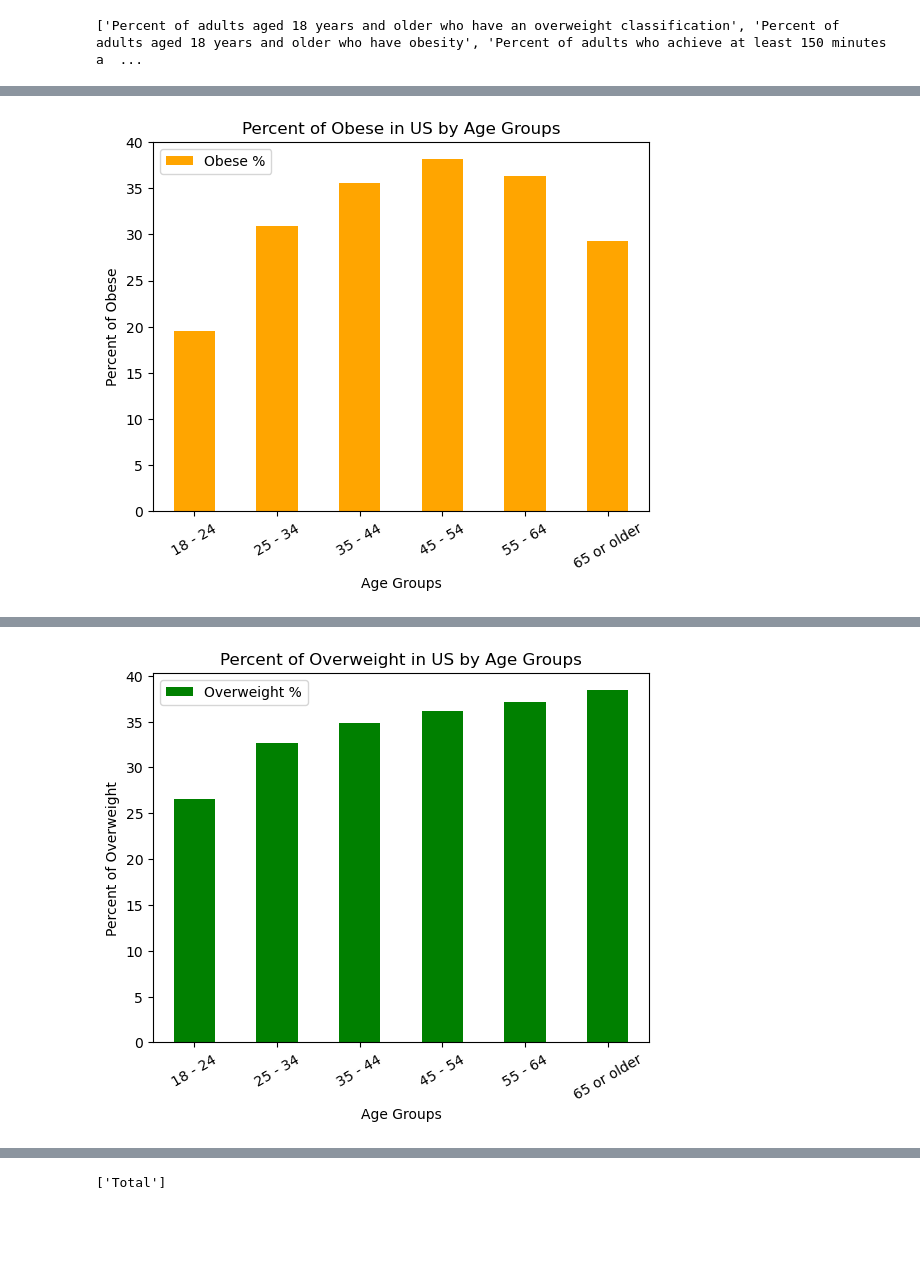
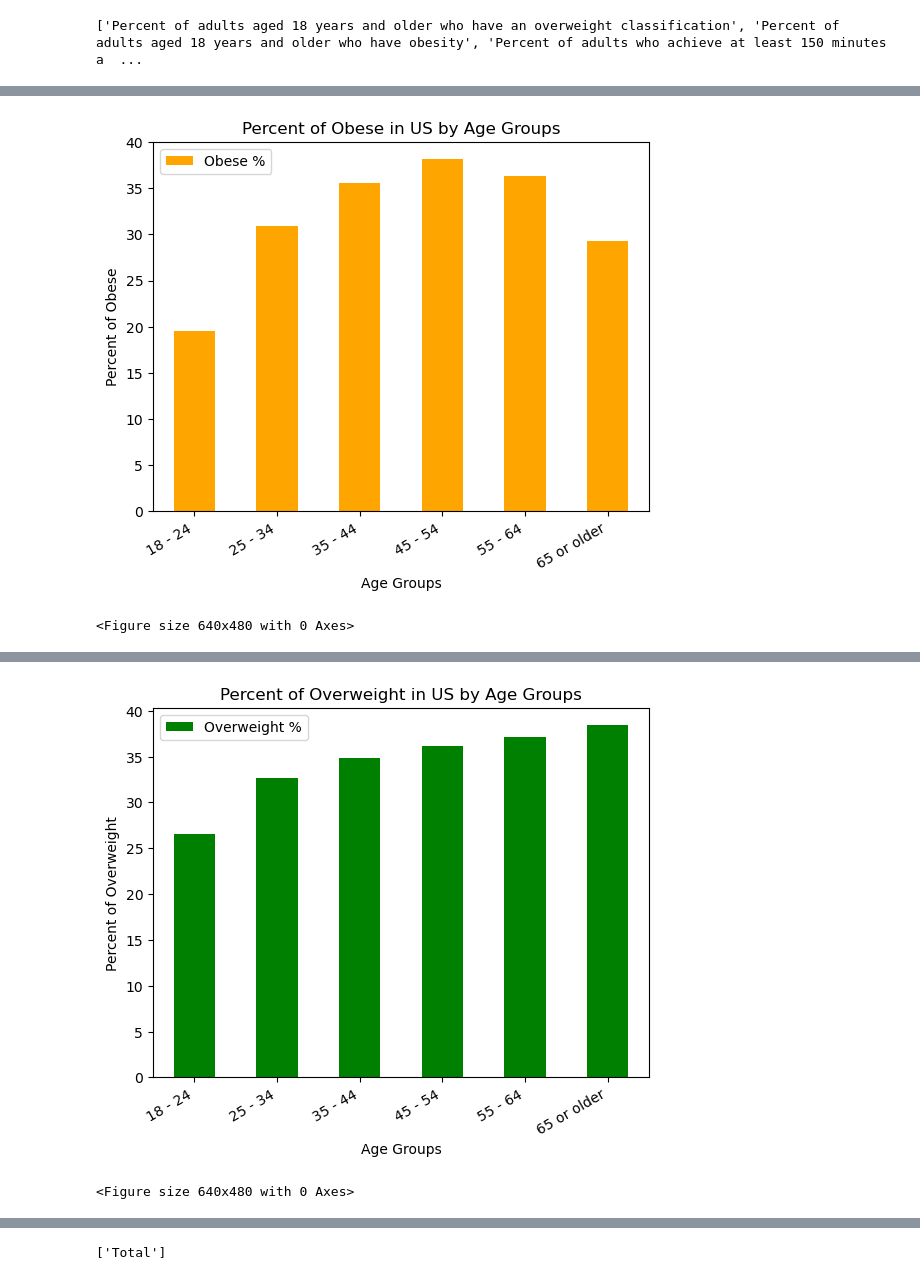
Before and after one commit to sma005/project-one-group-4, a Jupyter notebook: obesity_study_csv.ipynb, the cells around one changed output, grey strips where cells are left out. Cells and saved outputs as stored; diff of their text form; code cells hidden in the pictures; blank space fills up the shorter version.

Commit message:
Adding completed bar charts, new file images created

```diff
--- a/obesity_study_csv.ipynb
+++ b/obesity_study_csv.ipynb
@@ -77,14 +78,17 @@ age_data_df
 | 10441 | 2020 | US | Percent of adults aged 18 years a... | 36.3 | 69210.0 | Age (years) | 55 - 64 |
 | 6597 | 2020 | US | Percent of adults aged 18 years a... | 29.3 | 125950.0 | Age (years) | 65 or older |
 # %%
+#Bar Chart for Percent of obese in US by Age Groups
 age_data_df.plot.bar(x='Stratification1', y='Data_Value', color='orange')
 
-plt.xticks(rotation=30, horizontalalignment="center")
+plt.xticks(rotation=30, horizontalalignment="right")
 plt.title("Percent of Obese in US by Age Groups")
 plt.xlabel("Age Groups")
 plt.ylabel("Percent of Obese")
 plt.legend(['Obese %'], loc="upper left")
 plt.show()
+plt.savefig("../Images.png")
 # %% [output]
-[figure, old version]
+[figure, new version]
+<Figure size 640x480 with 0 Axes>
 # %%
@@ -106,14 +111,17 @@ age_data_overweight_df
 | 9686 | 2020 | US | Percent of adults aged 18 years a... | 37.1 | 69210.0 | Age (years) | 55 - 64 |
 | 8413 | 2020 | US | Percent of adults aged 18 years a... | 38.4 | 125950.0 | Age (years) | 65 or older |
 # %%
+#Bar Chart for Percent of overweight in US by Age Groups
 age_data_overweight_df.plot.bar(x='Stratification1', y='Data_Value', color='green')
 
-plt.xticks(rotation=30, horizontalalignment="center")
+plt.xticks(rotation=30, horizontalalignment="right")
 plt.title("Percent of Overweight in US by Age Groups")
 plt.xlabel("Age Groups")
 plt.ylabel("Percent of Overweight")
 plt.legend(['Overweight %'], loc="upper left")
 plt.show()
+plt.savefig("../Images.png")
 # %% [output]
-[figure, old version]
+[figure, new version]
+<Figure size 640x480 with 0 Axes>
 # %%
```
Also changed, not shown: parts of 9 cells of this notebook, 1 other file.
